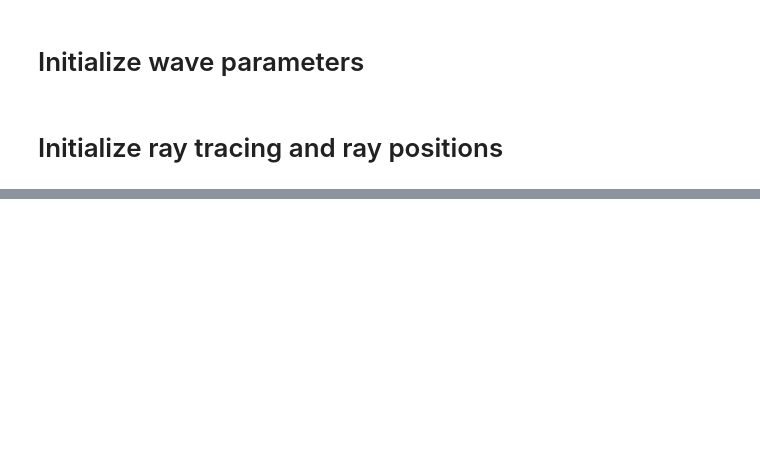
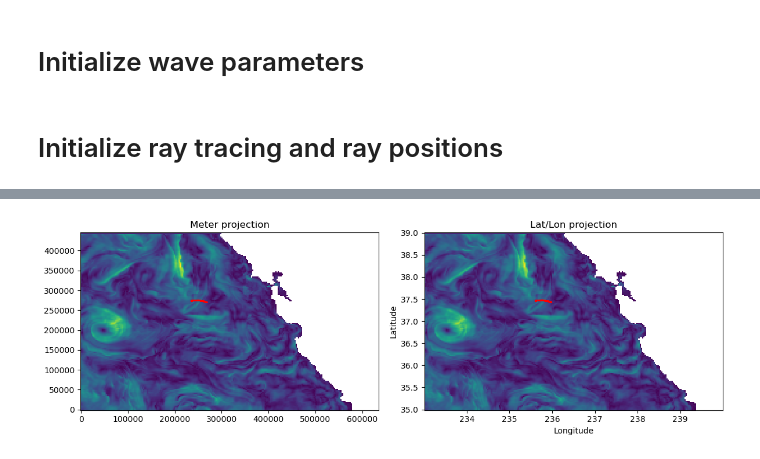
Before and after one commit to mines-oceanography/mantaray, a Jupyter notebook: notebooks/krieger-demo/wave_height_validation_dev.ipynb, the cells around one changed output, grey strips where cells are left out. Saved outputs shown, nothing was run; the diff lists cells and outputs as text; code cells hidden in the pictures; blank space fills up the shorter version.

```diff
--- a/notebooks/krieger-demo/wave_height_validation_dev.ipynb
+++ b/notebooks/krieger-demo/wave_height_validation_dev.ipynb
@@ -257,3 +303,19 @@ Text(0.5, 1.0, 'WAVEWATCH III currents with ray tracing')
+# %%
+fig, axes = plt.subplots(1, 2, figsize=(12, 4))
+
+cs = axes[0].pcolormesh(X, Y, U)
+axes[0].plot(Lon_traj_meter - sd_ww_x_diff, Lat_traj_meter, marker='o', c='r', ms=1)
+axes[0].set_title('Meter projection')
+cs2 = axes[1].pcolormesh(ww_slice.longitude, ww_slice.latitude, cur_values)
+axes[1].plot(sub_1062.longitude + 360, sub_1062.latitude, marker='o', c='r', ms=1)
+axes[1].set_title('Lat/Lon projection')
+axes[1].set_xlabel('Longitude')
+axes[1].set_ylabel('Latitude')
+
+plt.tight_layout()
+plt.show()
+# %% [output]
+[figure, added]
 # %%
 X = ds.x
 Y = ds.y
```
Also changed, not shown: parts of 14 cells of this notebook, 6 other files.
